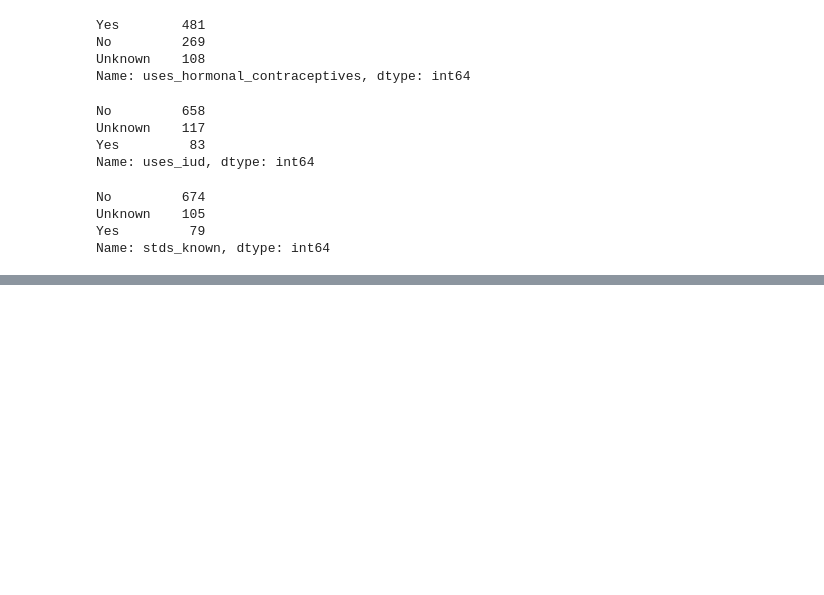
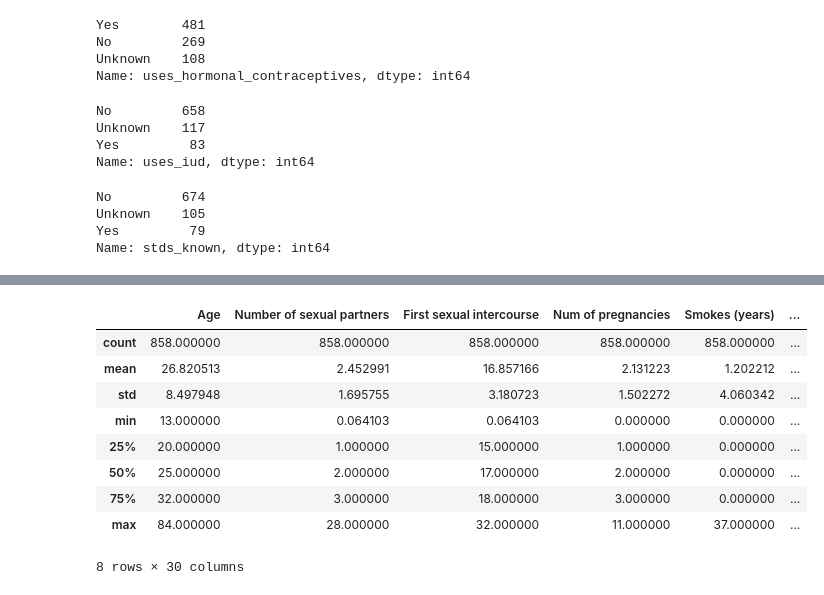
Before and after one commit to giorosati/dsc-3-final-project-online-ds-pt-100118, a Jupyter notebook: student.ipynb, the cells around one changed output, grey strips where cells are left out. Drawn from its saved outputs; the diff is of its cells as text; code cells hidden in the pictures; blank space fills up the shorter version.

```diff
--- a/student.ipynb
+++ b/student.ipynb
@@ -402,0 +400,27 @@ for column in df_raw.columns:
+# %%
+# replace continious factors missing values with the mean for each factor
+col_list = ['Number of sexual partners',
+    'First sexual intercourse',
+    'Num of pregnancies',
+    'Smokes (years)',
+    'Smokes (packs/year)',
+    'Hormonal Contraceptives (years)',
+    'IUD (years)',
+    'STDs (number)']
+
+
+for col in col_list:
+    df2[col].fillna(df2[column].mean(), inplace=True)
+# %%
+df2.describe()
+# %% [output]
+|  | Age | Number of sexual partners | First sexual intercourse | Num of pregnancies | Smokes (years) | ... |
+| count | 858.000000 | 858.000000 | 858.000000 | 858.000000 | 858.000000 | ... |
+| mean | 26.820513 | 2.452991 | 16.857166 | 2.131223 | 1.202212 | ... |
+| std | 8.497948 | 1.695755 | 3.180723 | 1.502272 | 4.060342 | ... |
+| min | 13.000000 | 0.064103 | 0.064103 | 0.000000 | 0.000000 | ... |
+| 25% | 20.000000 | 1.000000 | 15.000000 | 1.000000 | 0.000000 | ... |
+| 50% | 25.000000 | 2.000000 | 17.000000 | 2.000000 | 0.000000 | ... |
+| 75% | 32.000000 | 3.000000 | 18.000000 | 3.000000 | 0.000000 | ... |
+| max | 84.000000 | 28.000000 | 32.000000 | 11.000000 | 37.000000 | ... |
+8 rows × 30 columns
```
Also changed, not shown: parts of 24 cells of this notebook, 2 other files.
